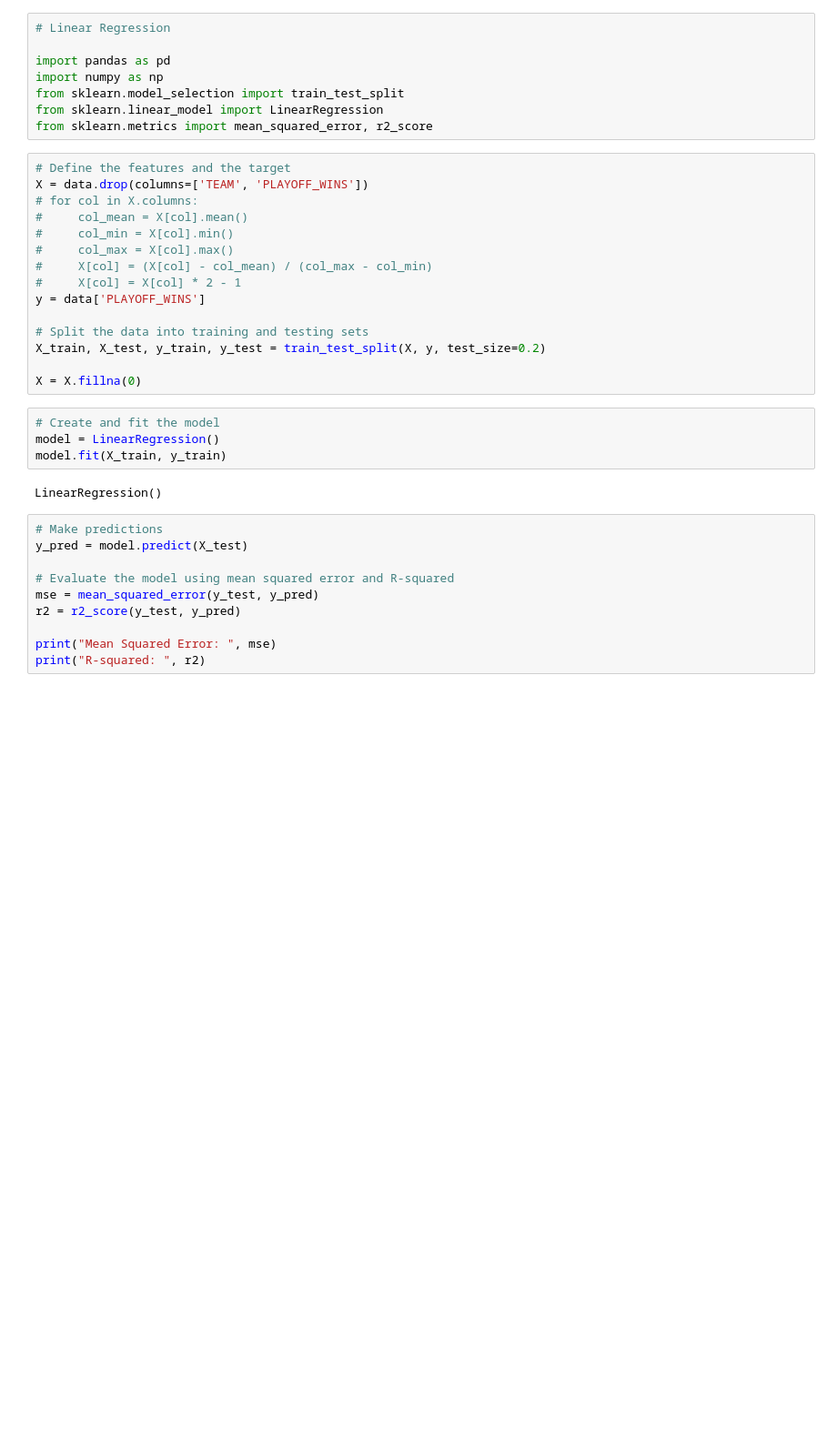
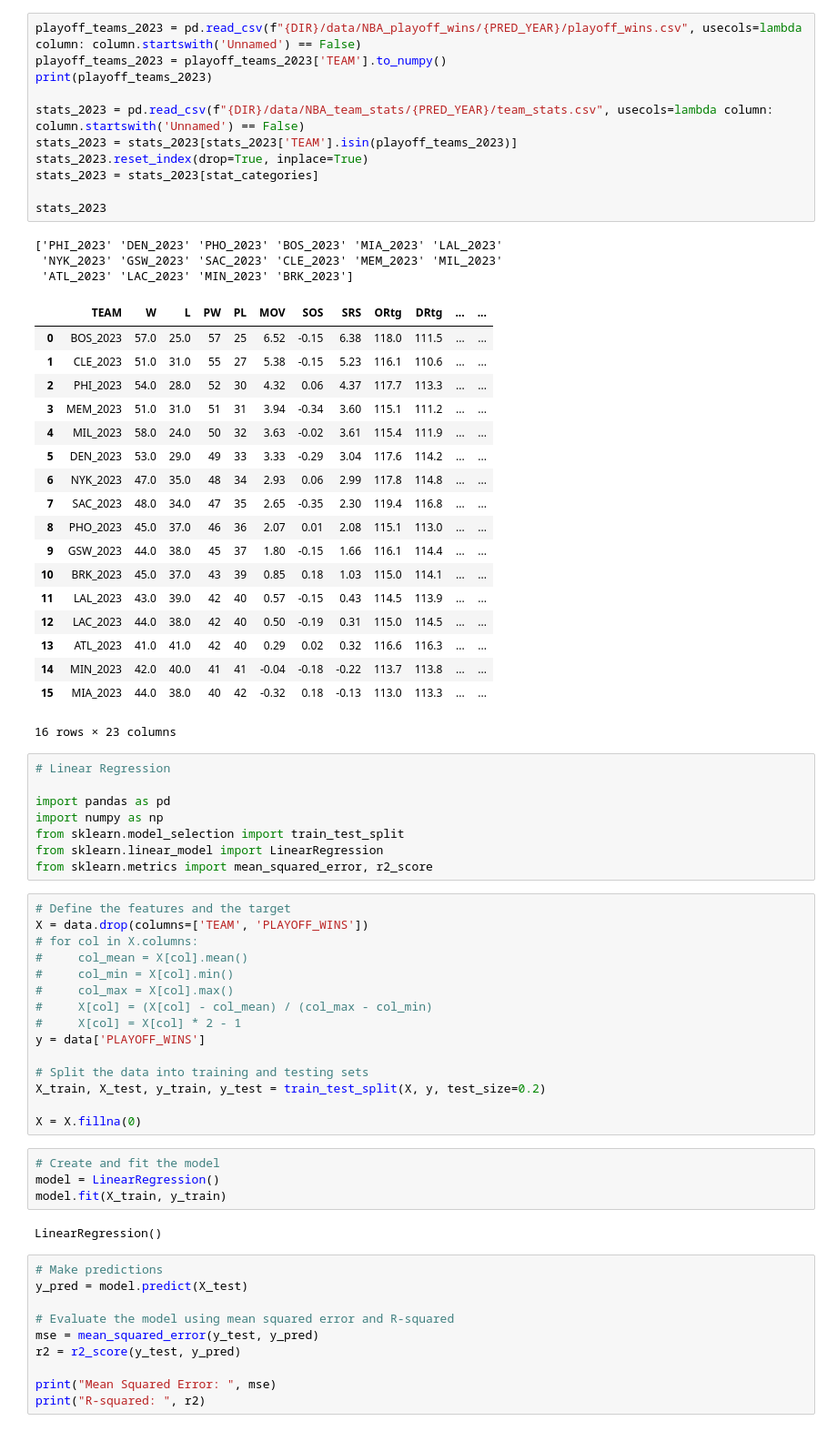
Before and after one commit to JonathanQin/Sports-Betting, a Jupyter notebook: models.ipynb, the cells around one changed output. Shown at 91% size. Cells and saved outputs as stored; diff of their text form; blank space fills up the shorter version.

```diff
--- a/models.ipynb
+++ b/models.ipynb
@@ -34,3 +55,36 @@ data
+# %%
+playoff_teams_2023 = pd.read_csv(f"{DIR}/data/NBA_playoff_wins/{PRED_YEAR}/playoff_wins.csv", usecols=lambda column: column.startswith('Unnamed') == False)
+playoff_teams_2023 = playoff_teams_2023['TEAM'].to_numpy()
+print(playoff_teams_2023)
+
+stats_2023 = pd.read_csv(f"{DIR}/data/NBA_team_stats/{PRED_YEAR}/team_stats.csv", usecols=lambda column: column.startswith('Unnamed') == False)
+stats_2023 = stats_2023[stats_2023['TEAM'].isin(playoff_teams_2023)]
+stats_2023.reset_index(drop=True, inplace=True)
+stats_2023 = stats_2023[stat_categories]
+
+stats_2023
+# %% [output]
+['PHI_2023' 'DEN_2023' 'PHO_2023' 'BOS_2023' 'MIA_2023' 'LAL_2023'
+ 'NYK_2023' 'GSW_2023' 'SAC_2023' 'CLE_2023' 'MEM_2023' 'MIL_2023'
+ 'ATL_2023' 'LAC_2023' 'MIN_2023' 'BRK_2023']
+|  | TEAM | W | L | PW | PL | MOV | SOS | SRS | ORtg | DRtg | ... | ... |
+| 0 | BOS_2023 | 57.0 | 25.0 | 57 | 25 | 6.52 | -0.15 | 6.38 | 118.0 | 111.5 | ... | ... |
+| 1 | CLE_2023 | 51.0 | 31.0 | 55 | 27 | 5.38 | -0.15 | 5.23 | 116.1 | 110.6 | ... | ... |
+| 2 | PHI_2023 | 54.0 | 28.0 | 52 | 30 | 4.32 | 0.06 | 4.37 | 117.7 | 113.3 | ... | ... |
+| 3 | MEM_2023 | 51.0 | 31.0 | 51 | 31 | 3.94 | -0.34 | 3.60 | 115.1 | 111.2 | ... | ... |
+| 4 | MIL_2023 | 58.0 | 24.0 | 50 | 32 | 3.63 | -0.02 | 3.61 | 115.4 | 111.9 | ... | ... |
+| 5 | DEN_2023 | 53.0 | 29.0 | 49 | 33 | 3.33 | -0.29 | 3.04 | 117.6 | 114.2 | ... | ... |
+| 6 | NYK_2023 | 47.0 | 35.0 | 48 | 34 | 2.93 | 0.06 | 2.99 | 117.8 | 114.8 | ... | ... |
+| 7 | SAC_2023 | 48.0 | 34.0 | 47 | 35 | 2.65 | -0.35 | 2.30 | 119.4 | 116.8 | ... | ... |
+| 8 | PHO_2023 | 45.0 | 37.0 | 46 | 36 | 2.07 | 0.01 | 2.08 | 115.1 | 113.0 | ... | ... |
+| 9 | GSW_2023 | 44.0 | 38.0 | 45 | 37 | 1.80 | -0.15 | 1.66 | 116.1 | 114.4 | ... | ... |
+| 10 | BRK_2023 | 45.0 | 37.0 | 43 | 39 | 0.85 | 0.18 | 1.03 | 115.0 | 114.1 | ... | ... |
+| 11 | LAL_2023 | 43.0 | 39.0 | 42 | 40 | 0.57 | -0.15 | 0.43 | 114.5 | 113.9 | ... | ... |
+| 12 | LAC_2023 | 44.0 | 38.0 | 42 | 40 | 0.50 | -0.19 | 0.31 | 115.0 | 114.5 | ... | ... |
+| 13 | ATL_2023 | 41.0 | 41.0 | 42 | 40 | 0.29 | 0.02 | 0.32 | 116.6 | 116.3 | ... | ... |
+| 14 | MIN_2023 | 42.0 | 40.0 | 41 | 41 | -0.04 | -0.18 | -0.22 | 113.7 | 113.8 | ... | ... |
+| 15 | MIA_2023 | 44.0 | 38.0 | 40 | 42 | -0.32 | 0.18 | -0.13 | 113.0 | 113.3 | ... | ... |
+16 rows × 23 columns
 # %%
 # Linear Regression
 
```
Also changed, not shown: parts of 15 cells of this notebook.
